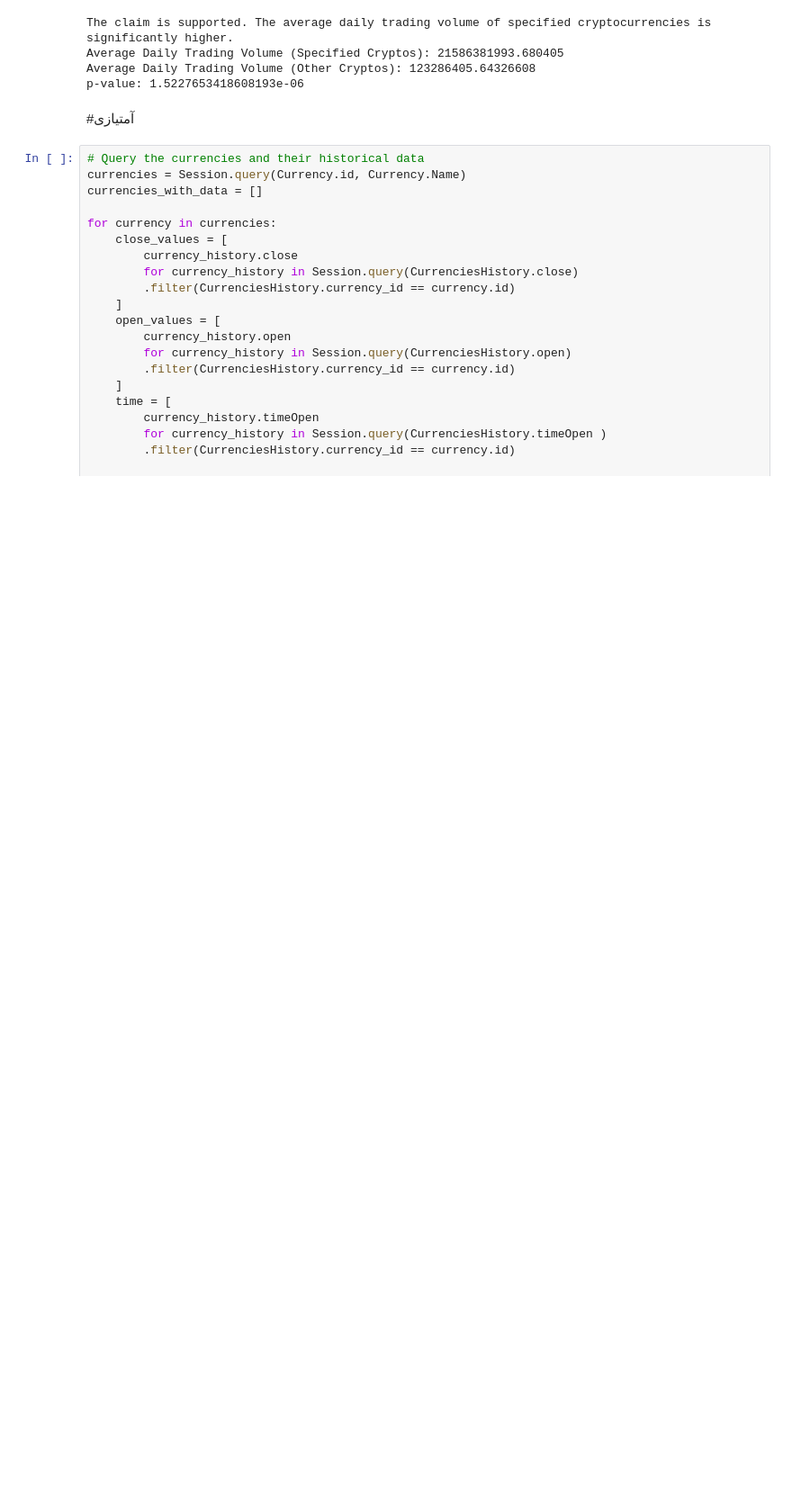
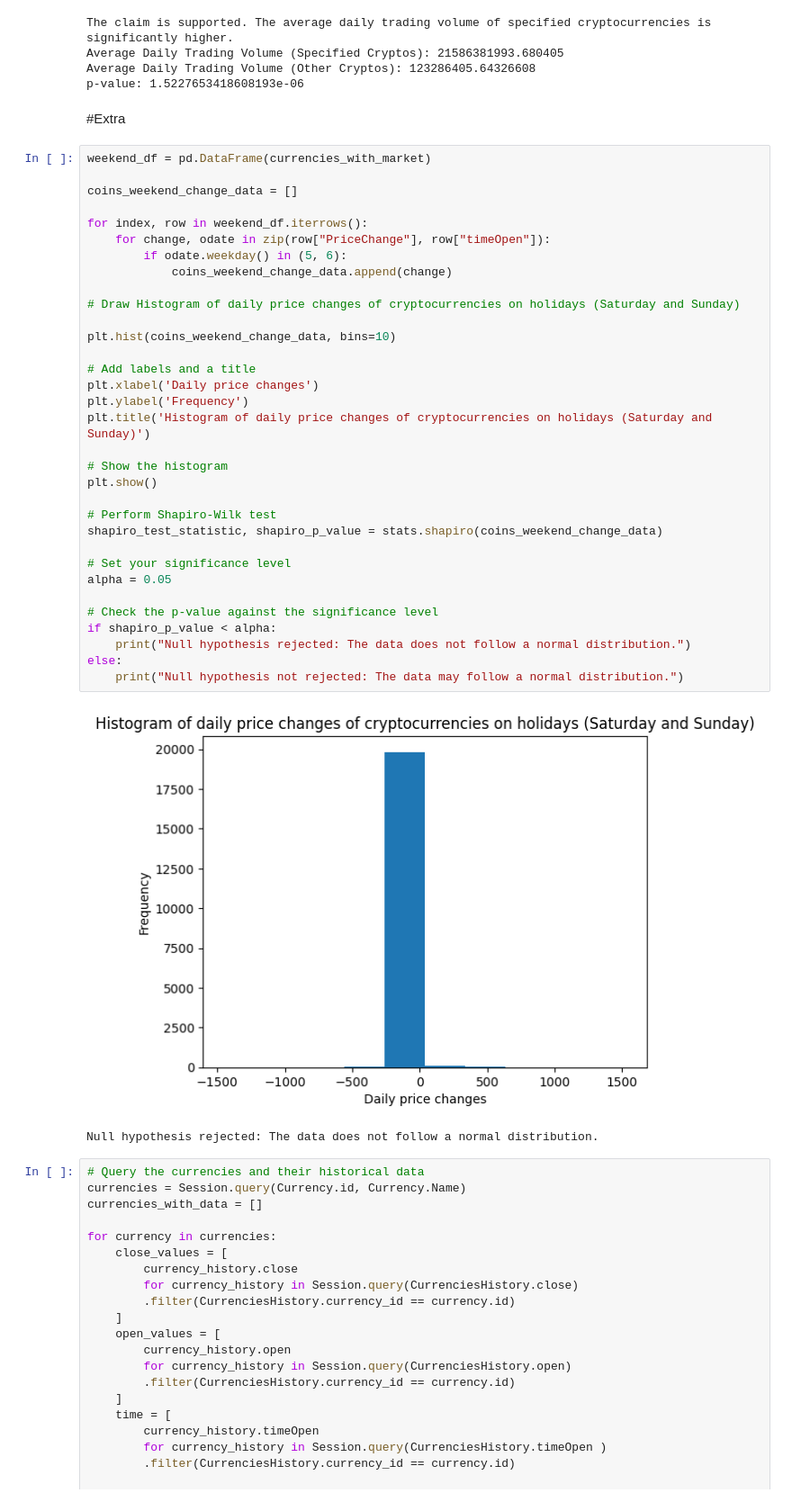
Before and after one commit to sixth-group/coin_market_cap_database, a Jupyter notebook: The_first_project_phase_1.ipynb, the cells around one changed output. Shown at 90% size. Drawn from its saved outputs; the diff is of its cells as text; blank space fills up the shorter version.

Commit message:
extra part added

```diff
--- a/The_first_project_phase_1.ipynb
+++ b/The_first_project_phase_1.ipynb
@@ -648,7 +598,43 @@ Average Daily Trading Volume (Specified Cryptos): 21586381993.680405
 Average Daily Trading Volume (Other Cryptos): 123286405.64326608
 p-value: 1.5227653418608193e-06
 # %% [markdown]
-#آمتیازی
+#Extra
+# %%
+weekend_df = pd.DataFrame(currencies_with_market)
+
+coins_weekend_change_data = []
+
+for index, row in weekend_df.iterrows():
+    for change, odate in zip(row["PriceChange"], row["timeOpen"]):
+        if odate.weekday() in (5, 6):
+            coins_weekend_change_data.append(change)
+
+# Draw Histogram of daily price changes of cryptocurrencies on holidays (Saturday and Sunday)
+
+plt.hist(coins_weekend_change_data, bins=10)
+
+# Add labels and a title
+plt.xlabel('Daily price changes')
+plt.ylabel('Frequency')
+plt.title('Histogram of daily price changes of cryptocurrencies on holidays (Saturday and Sunday)')
+
+# Show the histogram
+plt.show()
+
+# Perform Shapiro-Wilk test
+shapiro_test_statistic, shapiro_p_value = stats.shapiro(coins_weekend_change_data)
+
+# Set your significance level
+alpha = 0.05
+
+# Check the p-value against the significance level
+if shapiro_p_value < alpha:
+    print("Null hypothesis rejected: The data does not follow a normal distribution.")
+else:
+    print("Null hypothesis not rejected: The data may follow a normal distribution.")
+# %% [output]
+[figure, added]
+Null hypothesis rejected: The data does not follow a normal distribution.
 # %%
 # Query the currencies and their historical data
 currencies = Session.query(Currency.id, Currency.Name)
```
Also changed, not shown: parts of 2 cells of this notebook.
